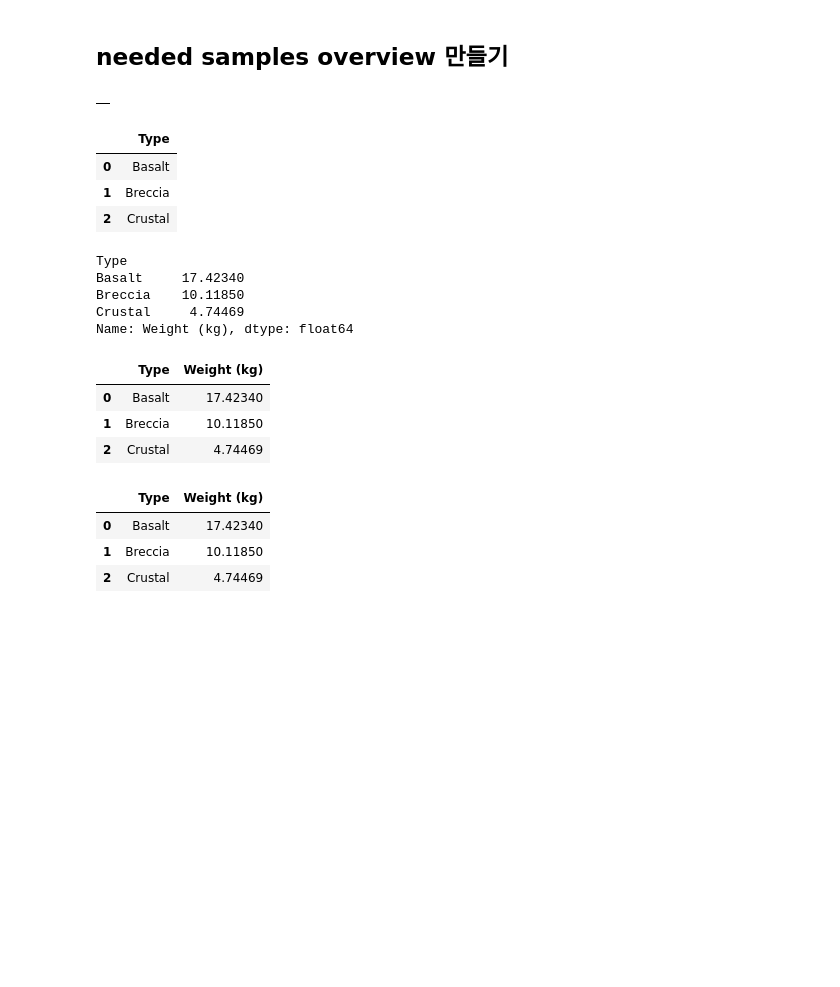
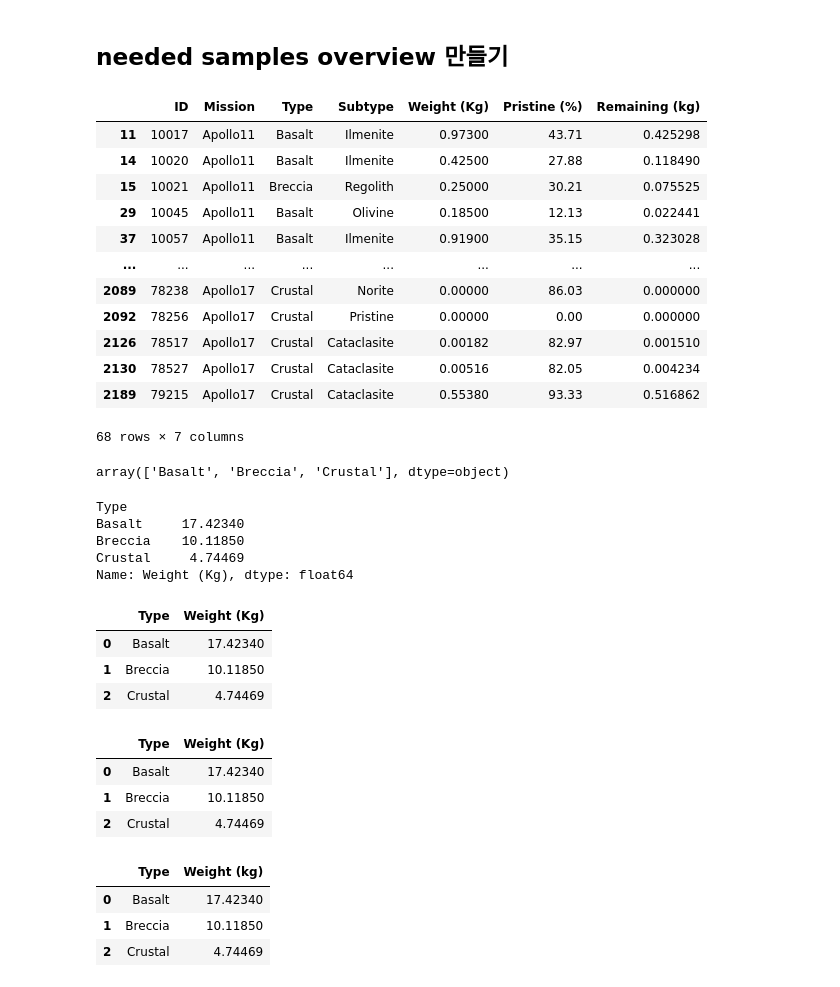
Before and after one commit to Kenzie-lim/MS_AI_School_pythonclass, a Jupyter notebook: 1_달탐사_미션_실습코드.ipynb, the cells around one changed output. Saved outputs shown, nothing was run; the diff lists cells and outputs as text; code cells hidden in the pictures; blank space fills up the shorter version.

```diff
--- a/1_달탐사_미션_실습코드.ipynb
+++ b/1_달탐사_미션_실습코드.ipynb
@@ -687,5 +618,7 @@ Name: Weight (kg), Length: 2229, dtype: bool
 2227    False
 2228    False
 Length: 2229, dtype: bool
+# %%
+low_samples = rock_samples[(rock_samples['Weight (Kg)'] >= 0.16) & (rock_samples['Pristine (%)'] <= 50)]
 # %%
 #위의 두 조건을 모두 만족하는 행만 추출해서 low_samples라는 데이터 프레임을 만든다.
@@ -744,3 +691,4 @@ Name: ID, dtype: int64
 Name: Type, dtype: bool
 # %%
 # low_samples['Type'] 의 값이 'Basalt'이거나 'Breccia'인 행만 추출해서 needed_samples 데이터프레임 만들기
+needed_samples = low_samples[low_samples['Type'].isin(['Basalt','Breccia'])]
@@ -815,3 +793,4 @@ rock_samples['Type'] == 'Crustal'
 Name: Type, Length: 2229, dtype: bool
 # %%
 # rock_samples에서 'Type'이 'Crustal'. 인 행만 추출한다.
+crustal = rock_samples[rock_samples['Type'] == 'Crustal']
@@ -836,2 +797,3 @@ Name: Type, Length: 2229, dtype: bool
 # %%
 # needed_samples에 crustal을 추가한다.
+needed_samples = pd.concat([needed_samples, crustal])
@@ -878,33 +841,53 @@ array(['Basalt', 'Breccia', 'Crustal'], dtype=object)
 ## needed samples overview 만들기
 # %%
 ## 아르테미스 임무에 전달할 최종 데이터프레임 needed_samples_overview 만든다.
+needed_samples_overview = needed_samples
+needed_samples_overview
 # %% [output]
-|  |
+|  | ID | Mission | Type | Subtype | Weight (Kg) | Pristine (%) | Remaining (kg) |
+| 11 | 10017 | Apollo11 | Basalt | Ilmenite | 0.97300 | 43.71 | 0.425298 |
+| 14 | 10020 | Apollo11 | Basalt | Ilmenite | 0.42500 | 27.88 | 0.118490 |
+| 15 | 10021 | Apollo11 | Breccia | Regolith | 0.25000 | 30.21 | 0.075525 |
+| 29 | 10045 | Apollo11 | Basalt | Olivine | 0.18500 | 12.13 | 0.022441 |
+| 37 | 10057 | Apollo11 | Basalt | Ilmenite | 0.91900 | 35.15 | 0.323028 |
+| ... | ... | ... | ... | ... | ... | ... | ... |
+| 2089 | 78238 | Apollo17 | Crustal | Norite | 0.00000 | 86.03 | 0.000000 |
+| 2092 | 78256 | Apollo17 | Crustal | Pristine | 0.00000 | 0.00 | 0.000000 |
+| 2126 | 78517 | Apollo17 | Crustal | Cataclasite | 0.00182 | 82.97 | 0.001510 |
+| 2130 | 78527 | Apollo17 | Crustal | Cataclasite | 0.00516 | 82.05 | 0.004234 |
+| 2189 | 79215 | Apollo17 | Crustal | Cataclasite | 0.55380 | 93.33 | 0.516862 |
+68 rows × 7 columns
 # %%
 # needed samples 데이터프레임에서 중복되지 않은 암석유형을 추출한다.
+needed_samples_overview['Type'].unique()
 # %% [output]
-|  | Type |
-| 0 | Basalt |
-| 1 | Breccia |
-| 2 | Crustal |
+array(['Basalt', 'Breccia', 'Crustal'], dtype=object)
 # %%
 # needed_samples 데이터프레임에서 암석유형별('Type') 중량 합을 구한다.
 
-needed_samples.groupby('Type')['Weight (kg)'].sum()
+needed_samples.groupby('Type')['Weight (Kg)'].sum()
 # %% [output]
 Type
 Basalt     17.42340
 Breccia    10.11850
 Crustal     4.74469
-Name: Weight (kg), dtype: float64
+Name: Weight (Kg), dtype: float64
 # %%
-needed_sample_weight = needed_samples.groupby('Type')['Weight (kg)'].sum().reset_index()
+needed_sample_weight = needed_samples.groupby('Type')['Weight (Kg)'].sum().reset_index()
 needed_sample_weight
 # %% [output]
-|  | Type | Weight (kg) |
+|  | Type | Weight (Kg) |
 | 0 | Basalt | 17.42340 |
 | 1 | Breccia | 10.11850 |
 | 2 | Crustal | 4.74469 |
+# %%
+needed_sample_weight = needed_samples.groupby('Type')['Weight (Kg)'].sum().reset_index()
+needed_sample_weight
+# %% [output]
+|  | Type | Weight (Kg) |
+| 0 | Basalt | 17.42340 |
+| 1 | Breccia | 10.11850 |
+| 2 | Crustal | 4.74469 |
 # %%
 # 두 데이터프레임을 병합한다.
 # %% [output]
```
Also changed, not shown: parts of 65 cells of this notebook.
